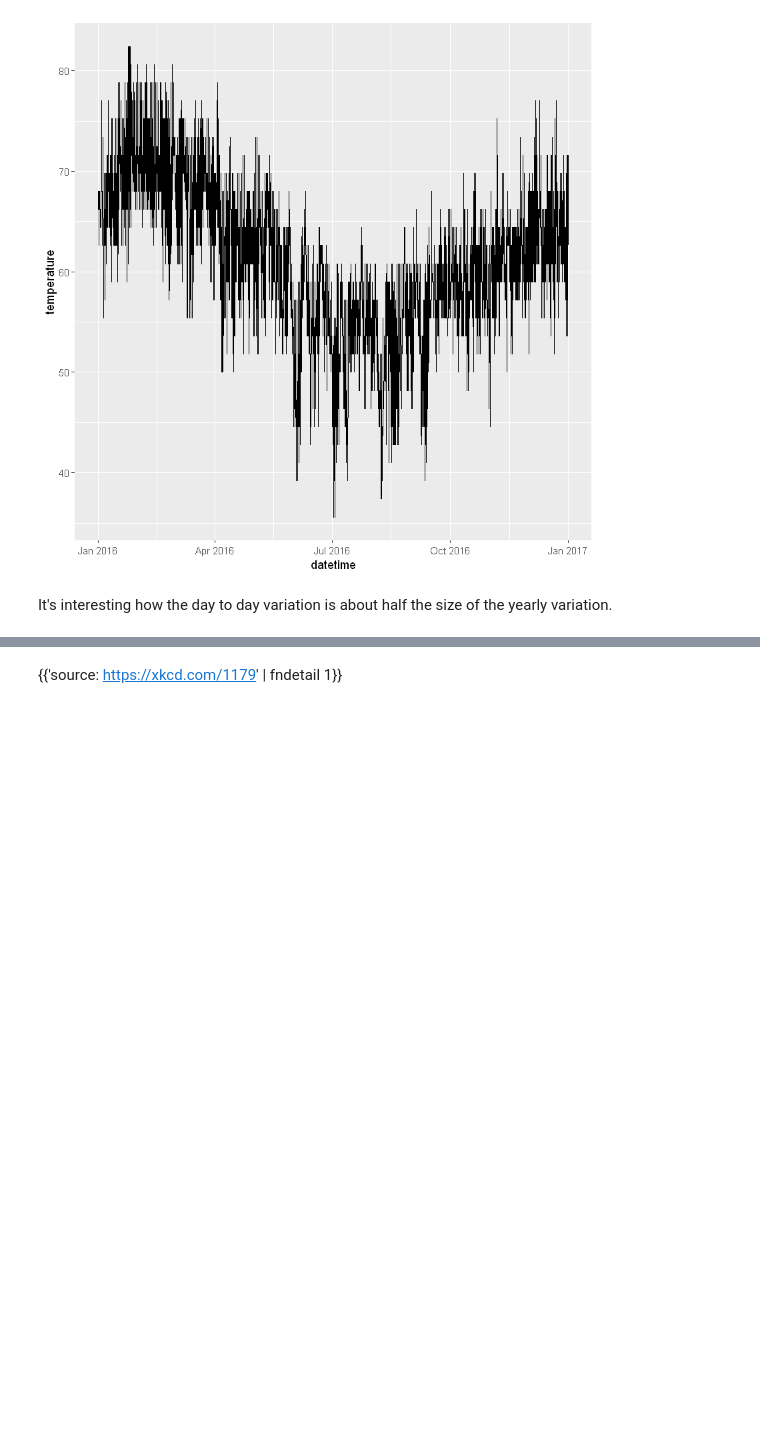
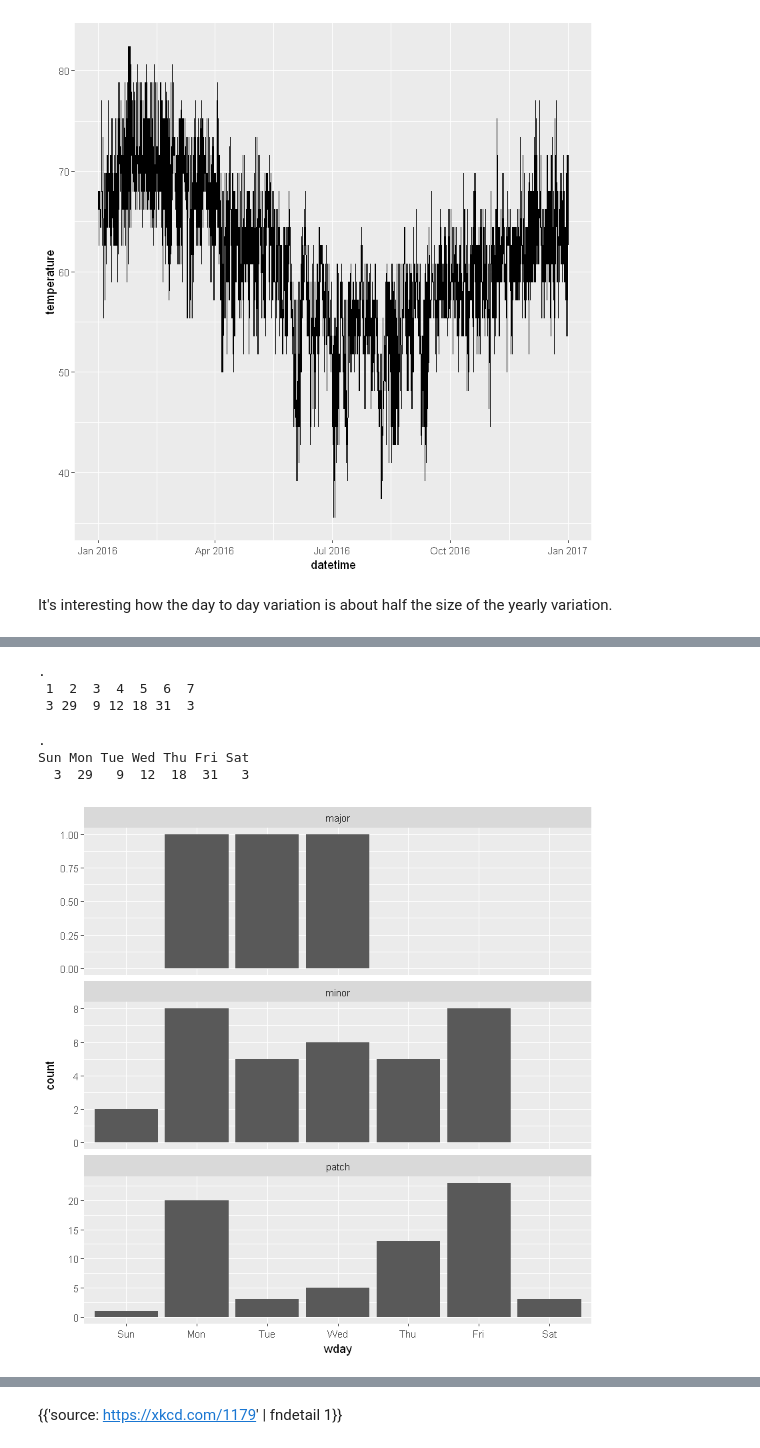
Before and after one commit to VictorOmondi1997/Working-with-Dates-and-Times-in-R, a Jupyter notebook: Working with Dates and Times in R.ipynb, the cells around one changed output, grey strips where cells are left out. Saved outputs shown, nothing was run; the diff lists cells and outputs as text; code cells hidden in the pictures; blank space fills up the shorter version.

```diff
--- a/Working with Dates and Times in R.ipynb
+++ b/Working with Dates and Times in R.ipynb
@@ -616,0 +720,25 @@ It's interesting how the day to day variation is about half the size of the year
+# %%
+# Use wday() to tabulate release by day of the week
+wday(releases$datetime) %>% table()
+# %% [output]
+.
+ 1  2  3  4  5  6  7
+ 3 29  9 12 18 31  3
+# %%
+# Add label = TRUE to make table more readable
+wday(releases$datetime, label=TRUE) %>% table()
+# %% [output]
+.
+Sun Mon Tue Wed Thu Fri Sat
+  3  29   9  12  18  31   3
+# %%
+# Create column wday to hold labelled week days
+releases$wday <- wday(releases$datetime, label=T)
+
+# Plot barchart of weekday by type of release
+releases %>%
+    ggplot(aes(wday)) +
+        geom_bar() +
+        facet_wrap(~ type, ncol = 1, scale = "free_y")
+# %% [output]
+[figure, added]
```
Also changed, not shown: parts of 55 cells of this notebook.
